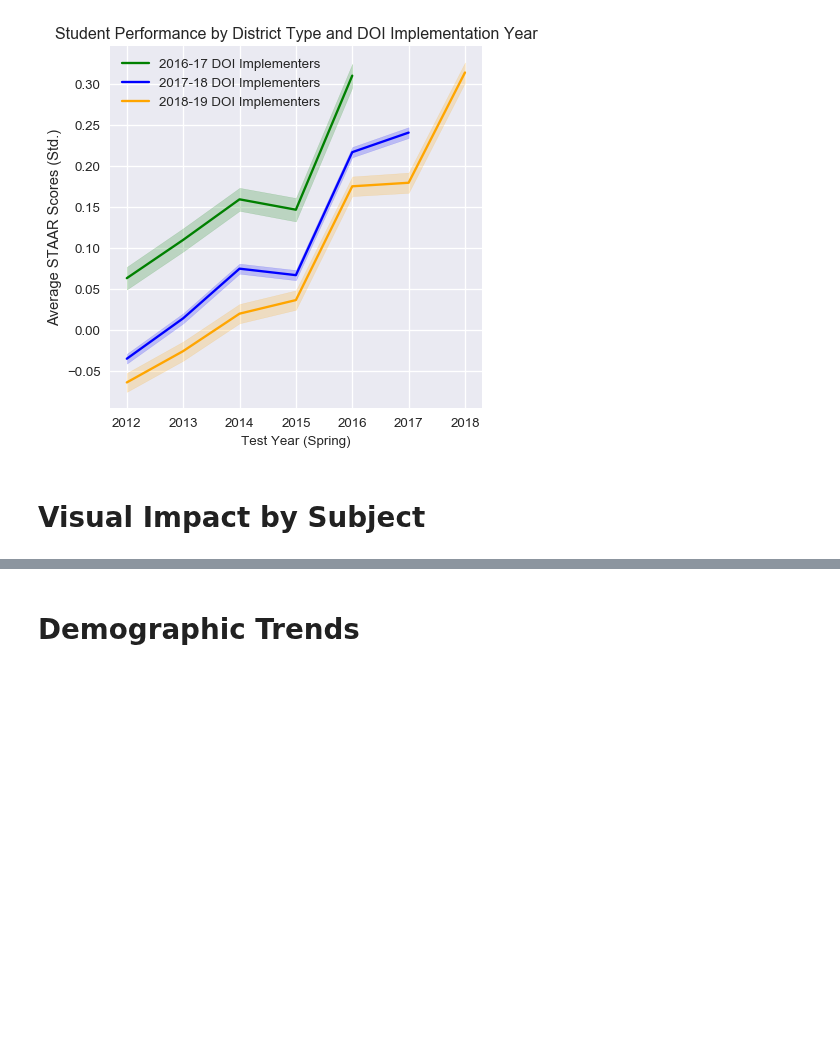
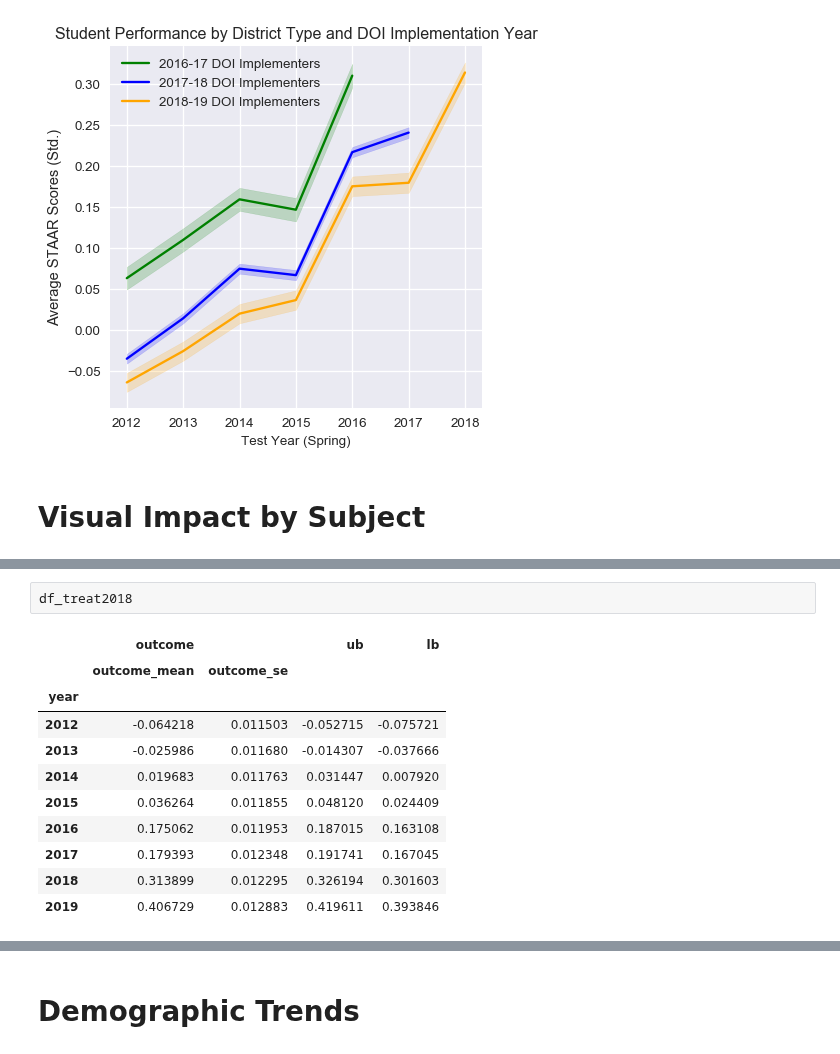
Before and after one commit to KylieLAnglin/dofis, a Jupyter notebook: analysis/Who Needs Rules/04b_graphs_trends_subject_df.ipynb, the cells around one changed output, grey strips where cells are left out. Drawn from its saved outputs; the diff is of its cells as text; blank space fills up the shorter version.

```diff
--- a/analysis/Who Needs Rules/04b_graphs_trends_subject_df.ipynb
+++ b/analysis/Who Needs Rules/04b_graphs_trends_subject_df.ipynb
@@ -201,0 +227,14 @@ title_labels = {'avescores': 'Average STAR', 'elem_math': 'Elementary Math', 'el
+# %%
+df_treat2018
+# %% [output]
+|  | outcome |  | ub | lb |
+|  | outcome_mean | outcome_se |  |  |
+| year |  |  |  |  |
+| 2012 | -0.064218 | 0.011503 | -0.052715 | -0.075721 |
+| 2013 | -0.025986 | 0.011680 | -0.014307 | -0.037666 |
+| 2014 | 0.019683 | 0.011763 | 0.031447 | 0.007920 |
+| 2015 | 0.036264 | 0.011855 | 0.048120 | 0.024409 |
+| 2016 | 0.175062 | 0.011953 | 0.187015 | 0.163108 |
+| 2017 | 0.179393 | 0.012348 | 0.191741 | 0.167045 |
+| 2018 | 0.313899 | 0.012295 | 0.326194 | 0.301603 |
+| 2019 | 0.406729 | 0.012883 | 0.419611 | 0.393846 |
```
Also changed, not shown: parts of 32 cells of this notebook.
